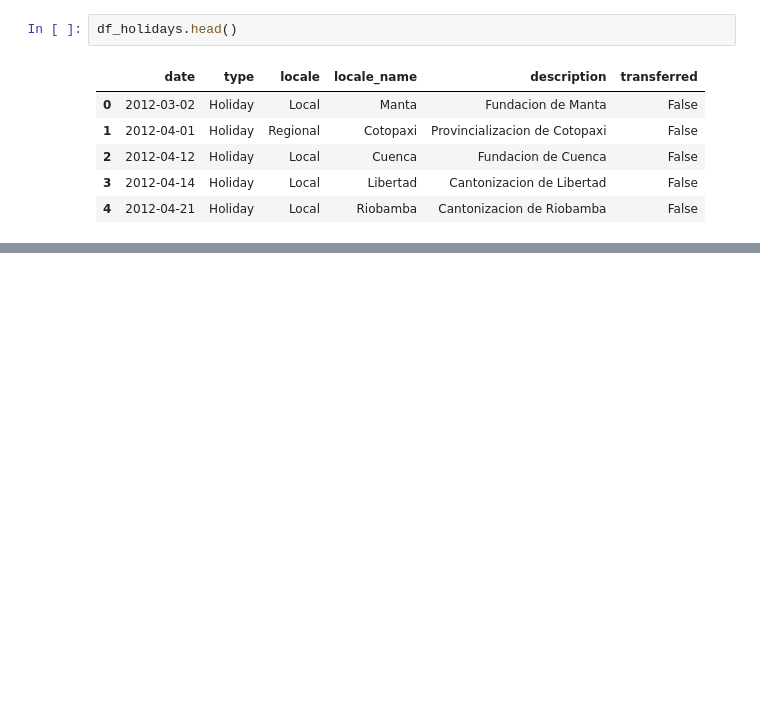
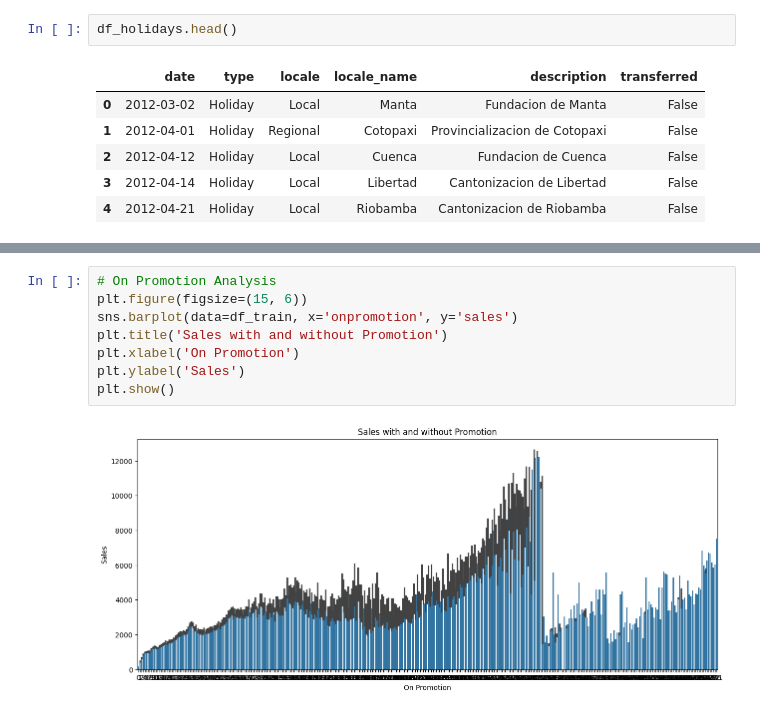
Before and after one commit to wamathaiwandeto/Time-Series-Regression-Analysis, a Jupyter notebook: notebooks/notebook.ipynb, the cells around one changed output, grey strips where cells are left out. Saved outputs shown, nothing was run; the diff lists cells and outputs as text; blank space fills up the shorter version.

```diff
--- a/notebooks/notebook.ipynb
+++ b/notebooks/notebook.ipynb
@@ -292,0 +347,10 @@ df_holidays.head()
+# %%
+# On Promotion Analysis
+plt.figure(figsize=(15, 6))
+sns.barplot(data=df_train, x='onpromotion', y='sales')
+plt.title('Sales with and without Promotion')
+plt.xlabel('On Promotion')
+plt.ylabel('Sales')
+plt.show()
+# %% [output]
+[figure, added]
```
Also changed, not shown: parts of 6 cells of this notebook.
